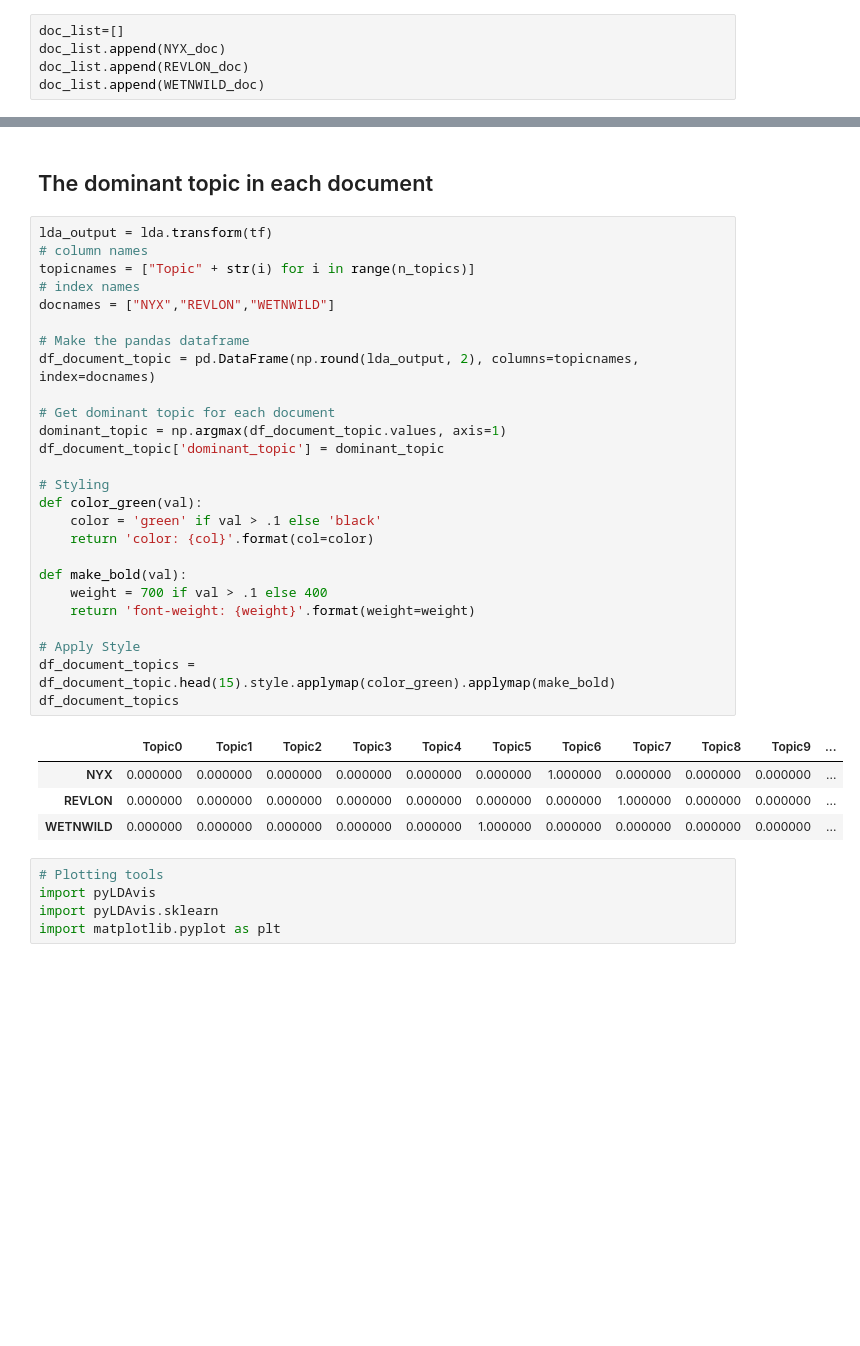
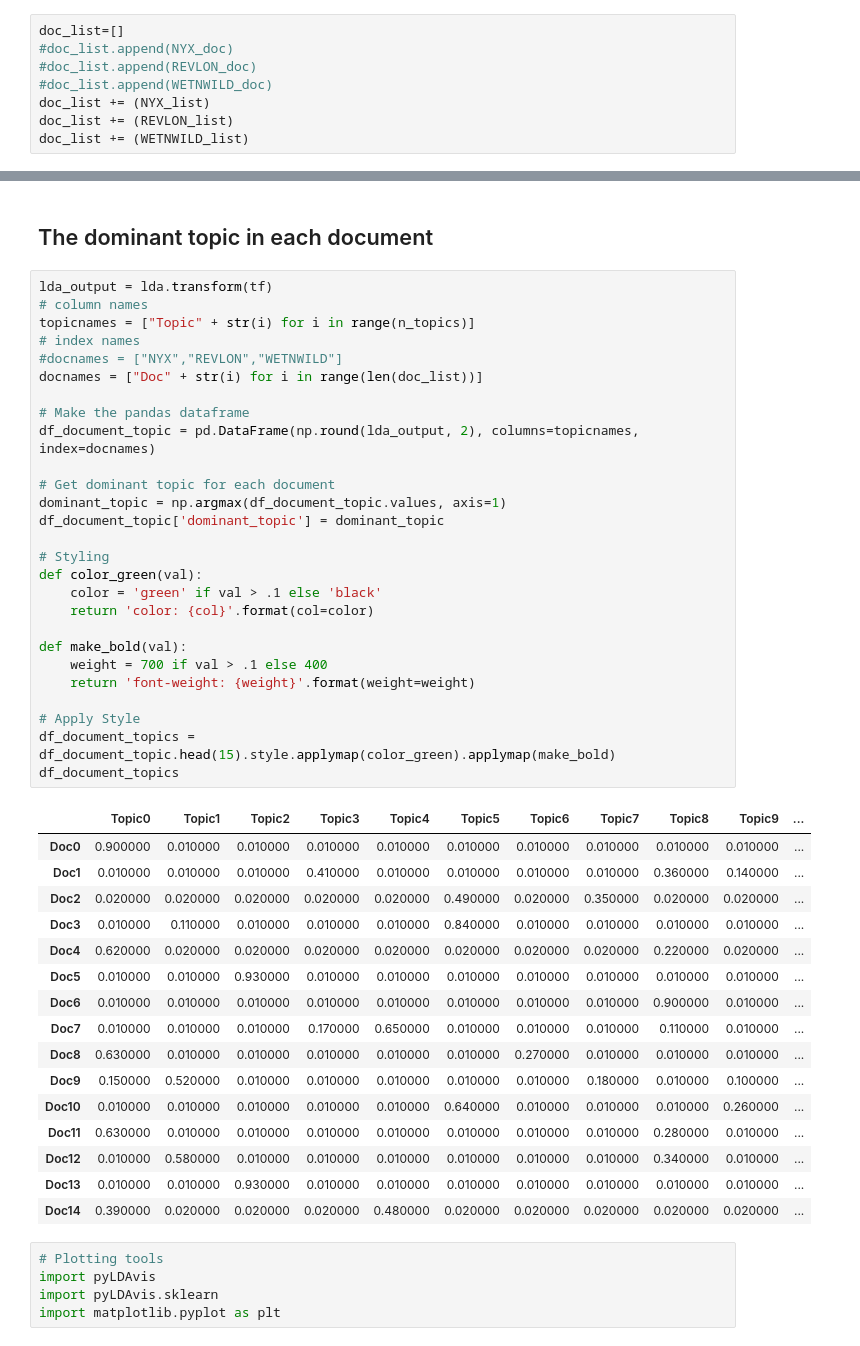
Before and after one commit to jlmjkfd/CS760_2021S2_PA4, a Jupyter notebook: Demo/LDAdemo.ipynb, the cells around one changed output, grey strips where cells are left out. Drawn from its saved outputs; the diff is of its cells as text; blank space fills up the shorter version.

```diff
--- a/Demo/LDAdemo.ipynb
+++ b/Demo/LDAdemo.ipynb
@@ -68,9 +68,12 @@ for i in range(0, len(WETNWILD)):
 WETNWILD_doc = " ".join(WETNWILD_list)
 # %%
 doc_list=[]
-doc_list.append(NYX_doc)
-doc_list.append(REVLON_doc)
-doc_list.append(WETNWILD_doc)
+#doc_list.append(NYX_doc)
+#doc_list.append(REVLON_doc)
+#doc_list.append(WETNWILD_doc)
+doc_list += (NYX_list)
+doc_list += (REVLON_list)
+doc_list += (WETNWILD_list)
 # %%
 # Create the Document-Word matrix
 from sklearn.feature_extraction.text import CountVectorizer
@@ -130,34 +133,47 @@ LatentDirichletAllocation(max_iter=200, verbose=True)
 # %%
 lda_output = lda.transform(tf)
 # column names
 topicnames = ["Topic" + str(i) for i in range(n_topics)]
 # index names
-docnames = ["NYX","REVLON","WETNWILD"]
+#docnames = ["NYX","REVLON","WETNWILD"]
+docnames = ["Doc" + str(i) for i in range(len(doc_list))]
 
 # Make the pandas dataframe
 df_document_topic = pd.DataFrame(np.round(lda_output, 2), columns=topicnames, index=docnames)
 
 # Get dominant topic for each document
 dominant_topic = np.argmax(df_document_topic.values, axis=1)
 df_document_topic['dominant_topic'] = dominant_topic
 
 # Styling
 def color_green(val):
     color = 'green' if val > .1 else 'black'
     return 'color: {col}'.format(col=color)
 
 def make_bold(val):
     weight = 700 if val > .1 else 400
     return 'font-weight: {weight}'.format(weight=weight)
 
 # Apply Style
 df_document_topics = df_document_topic.head(15).style.applymap(color_green).applymap(make_bold)
 df_document_topics
 # %% [output]
 |  | Topic0 | Topic1 | Topic2 | Topic3 | Topic4 | Topic5 | Topic6 | Topic7 | Topic8 | Topic9 | ... |
-| NYX | 0.000000 | 0.000000 | 0.000000 | 0.000000 | 0.000000 | 0.000000 | 1.000000 | 0.000000 | 0.000000 | 0.000000 | ... |
-| REVLON | 0.000000 | 0.000000 | 0.000000 | 0.000000 | 0.000000 | 0.000000 | 0.000000 | 1.000000 | 0.000000 | 0.000000 | ... |
-| WETNWILD | 0.000000 | 0.000000 | 0.000000 | 0.000000 | 0.000000 | 1.000000 | 0.000000 | 0.000000 | 0.000000 | 0.000000 | ... |
+| Doc0 | 0.900000 | 0.010000 | 0.010000 | 0.010000 | 0.010000 | 0.010000 | 0.010000 | 0.010000 | 0.010000 | 0.010000 | ... |
+| Doc1 | 0.010000 | 0.010000 | 0.010000 | 0.410000 | 0.010000 | 0.010000 | 0.010000 | 0.010000 | 0.360000 | 0.140000 | ... |
+| Doc2 | 0.020000 | 0.020000 | 0.020000 | 0.020000 | 0.020000 | 0.490000 | 0.020000 | 0.350000 | 0.020000 | 0.020000 | ... |
+| Doc3 | 0.010000 | 0.110000 | 0.010000 | 0.010000 | 0.010000 | 0.840000 | 0.010000 | 0.010000 | 0.010000 | 0.010000 | ... |
+| Doc4 | 0.620000 | 0.020000 | 0.020000 | 0.020000 | 0.020000 | 0.020000 | 0.020000 | 0.020000 | 0.220000 | 0.020000 | ... |
+| Doc5 | 0.010000 | 0.010000 | 0.930000 | 0.010000 | 0.010000 | 0.010000 | 0.010000 | 0.010000 | 0.010000 | 0.010000 | ... |
+| Doc6 | 0.010000 | 0.010000 | 0.010000 | 0.010000 | 0.010000 | 0.010000 | 0.010000 | 0.010000 | 0.900000 | 0.010000 | ... |
+| Doc7 | 0.010000 | 0.010000 | 0.010000 | 0.170000 | 0.650000 | 0.010000 | 0.010000 | 0.010000 | 0.110000 | 0.010000 | ... |
+| Doc8 | 0.630000 | 0.010000 | 0.010000 | 0.010000 | 0.010000 | 0.010000 | 0.270000 | 0.010000 | 0.010000 | 0.010000 | ... |
+| Doc9 | 0.150000 | 0.520000 | 0.010000 | 0.010000 | 0.010000 | 0.010000 | 0.010000 | 0.180000 | 0.010000 | 0.100000 | ... |
+| Doc10 | 0.010000 | 0.010000 | 0.010000 | 0.010000 | 0.010000 | 0.640000 | 0.010000 | 0.010000 | 0.010000 | 0.260000 | ... |
+| Doc11 | 0.630000 | 0.010000 | 0.010000 | 0.010000 | 0.010000 | 0.010000 | 0.010000 | 0.010000 | 0.280000 | 0.010000 | ... |
+| Doc12 | 0.010000 | 0.580000 | 0.010000 | 0.010000 | 0.010000 | 0.010000 | 0.010000 | 0.010000 | 0.340000 | 0.010000 | ... |
+| Doc13 | 0.010000 | 0.010000 | 0.930000 | 0.010000 | 0.010000 | 0.010000 | 0.010000 | 0.010000 | 0.010000 | 0.010000 | ... |
+| Doc14 | 0.390000 | 0.020000 | 0.020000 | 0.020000 | 0.480000 | 0.020000 | 0.020000 | 0.020000 | 0.020000 | 0.020000 | ... |
 # %%
 # Plotting tools
 import pyLDAvis
```
Also changed, not shown: parts of 4 cells of this notebook, 1 other file.
